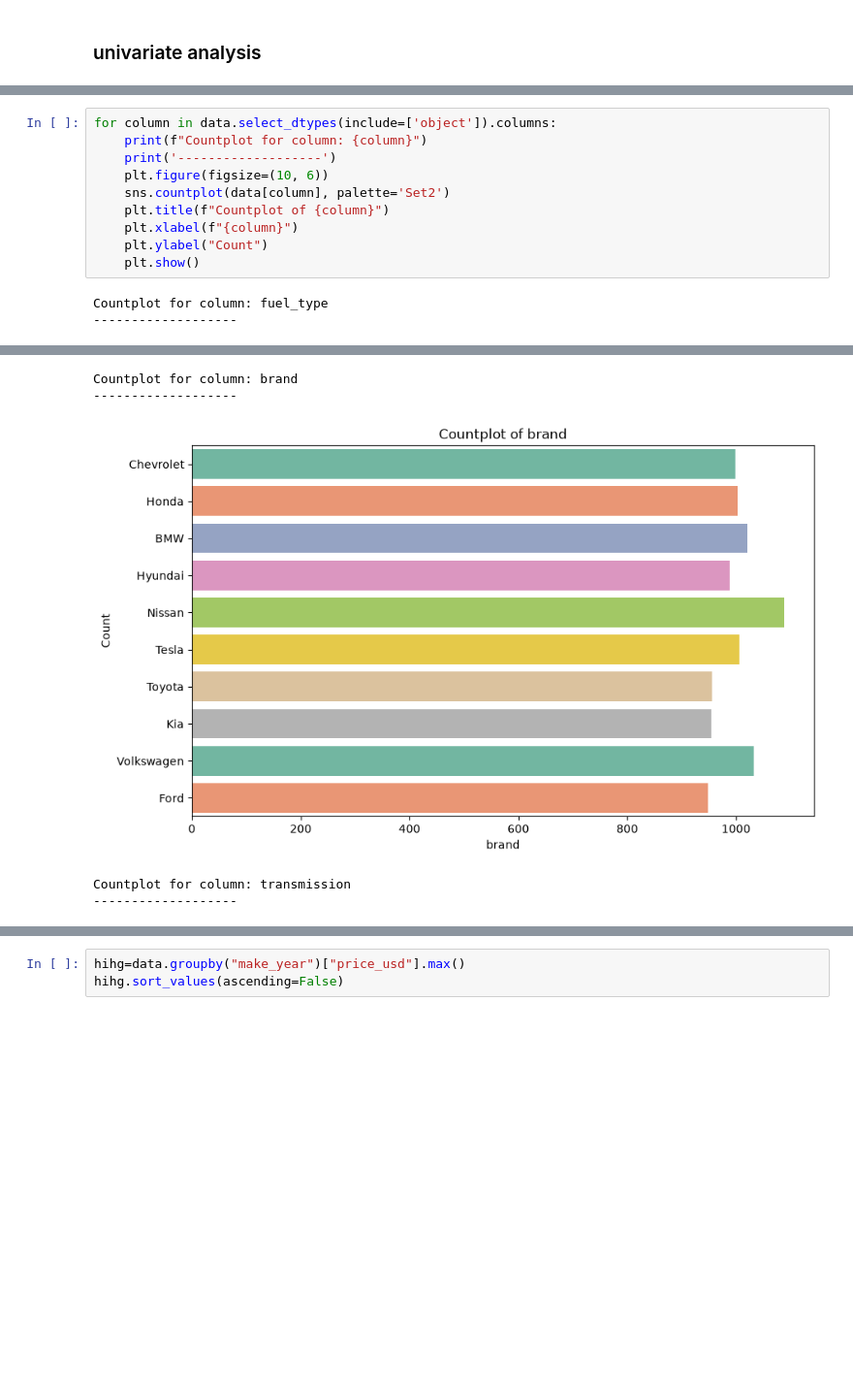
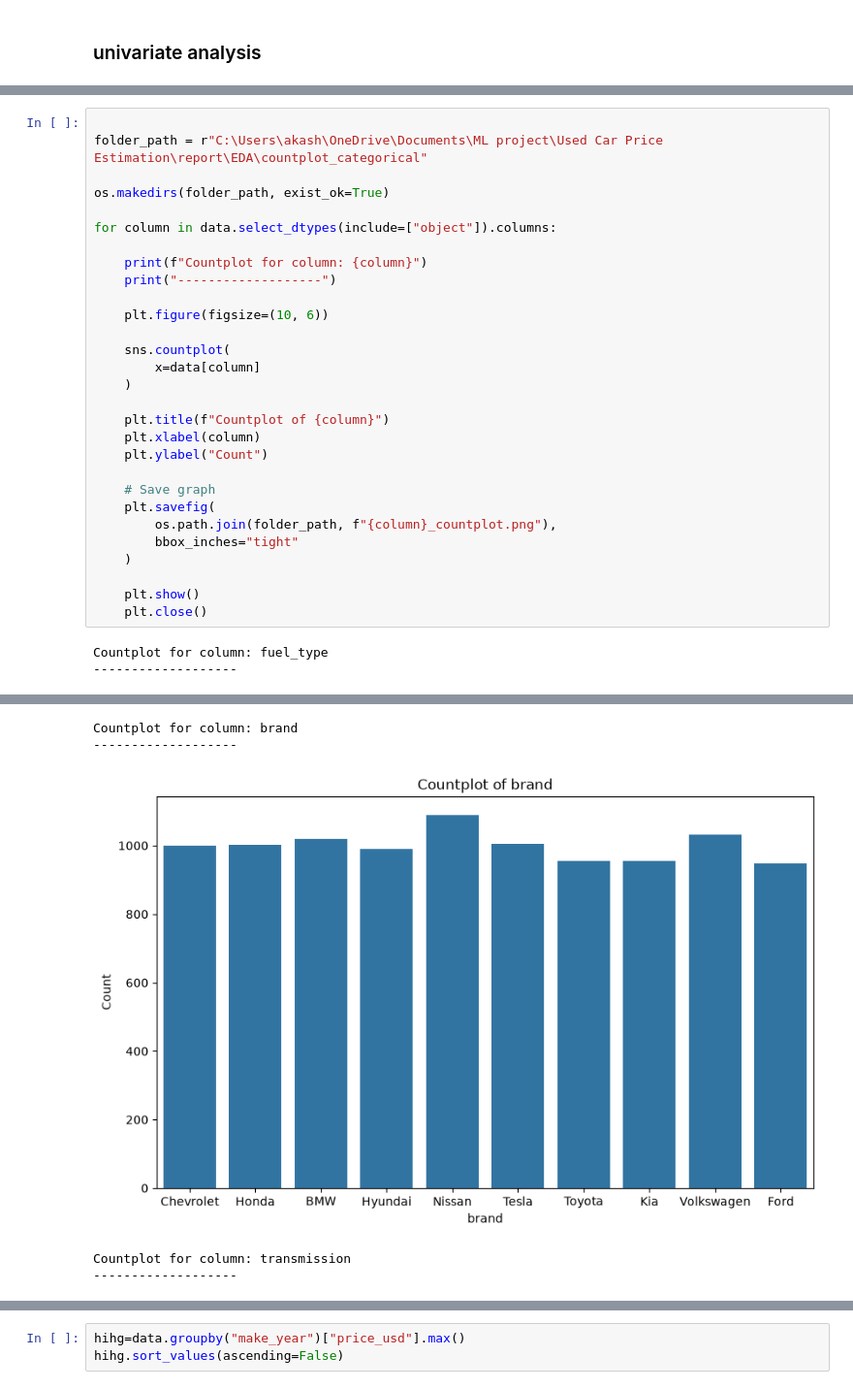
Before and after one commit to akashbulids/Used-Car-Price-Estimation, a Jupyter notebook: notebook/EDA.ipynb, the cells around one changed output, grey strips where cells are left out. Shown at 97% size. Cells and saved outputs as stored; diff of their text form; blank space fills up the shorter version.

Commit message:
Update project structure and code all

```diff
--- a/notebook/project1.ipynb
+++ b/notebook/EDA.ipynb
@@ -182,15 +180,34 @@ for column in data.select_dtypes(include=['number']).columns:
 [figure]
 [figure]
 # %%
-for column in data.select_dtypes(include=['object']).columns:
+
+folder_path = r"C:\Users\akash\OneDrive\Documents\ML project\Used Car Price Estimation\report\EDA\countplot_categorical"
+
+os.makedirs(folder_path, exist_ok=True)
+
+for column in data.select_dtypes(include=["object"]).columns:
+
     print(f"Countplot for column: {column}")
-    print('-------------------')
+    print("-------------------")
+
     plt.figure(figsize=(10, 6))
-    sns.countplot(data[column], palette='Set2')
+
+    sns.countplot(
+        x=data[column]
+    )
+
     plt.title(f"Countplot of {column}")
-    plt.xlabel(f"{column}")
+    plt.xlabel(column)
     plt.ylabel("Count")
+
+    # Save graph
+    plt.savefig(
+        os.path.join(folder_path, f"{column}_countplot.png"),
+        bbox_inches="tight"
+    )
+
     plt.show()
+    plt.close()
 # %% [output]
 Countplot for column: fuel_type
 -------------------
@@ -198,5 +215,5 @@ Countplot for column: fuel_type
 Countplot for column: brand
 -------------------
-[figure, old version]
+[figure, new version]
 Countplot for column: transmission
 -------------------
```
Also changed, not shown: parts of 30 cells of this notebook, 38 other files.
